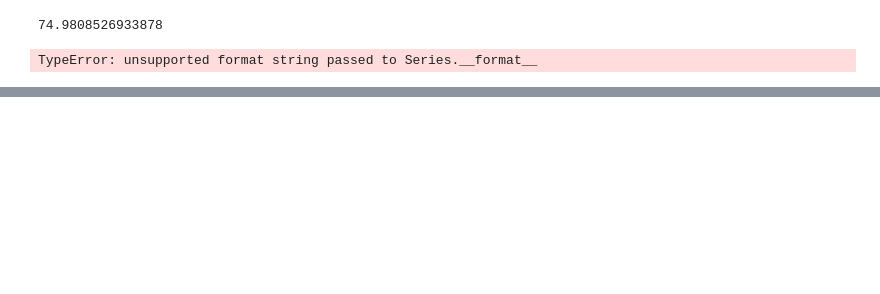
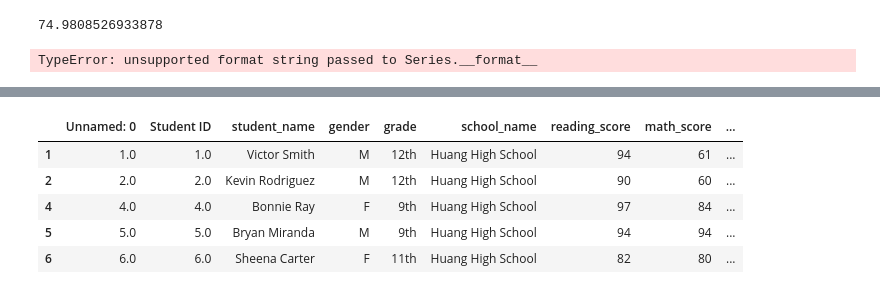
Before and after one commit to KJoshi111/School_District_Analysis, a Jupyter notebook: PyCitySchools.ipynb, the cells around one changed output, grey strips where cells are left out. Saved outputs shown, nothing was run; the diff lists cells and outputs as text; code cells hidden in the pictures; blank space fills up the shorter version.

```diff
--- a/PyCitySchools.ipynb
+++ b/PyCitySchools.ipynb
@@ -444,0 +700,9 @@ district_summary_df
+# %%
+per_school_passing_reading.head()
+# %% [output]
+|  | Unnamed: 0 | Student ID | student_name | gender | grade | school_name | reading_score | math_score | ... |
+| 1 | 1.0 | 1.0 | Victor Smith | M | 12th | Huang High School | 94 | 61 | ... |
+| 2 | 2.0 | 2.0 | Kevin Rodriguez | M | 12th | Huang High School | 90 | 60 | ... |
+| 4 | 4.0 | 4.0 | Bonnie Ray | F | 9th | Huang High School | 97 | 84 | ... |
+| 5 | 5.0 | 5.0 | Bryan Miranda | M | 9th | Huang High School | 94 | 94 | ... |
+| 6 | 6.0 | 6.0 | Sheena Carter | F | 11th | Huang High School | 82 | 80 | ... |
```
Also changed, not shown: parts of 36 cells of this notebook, 1 other file.
